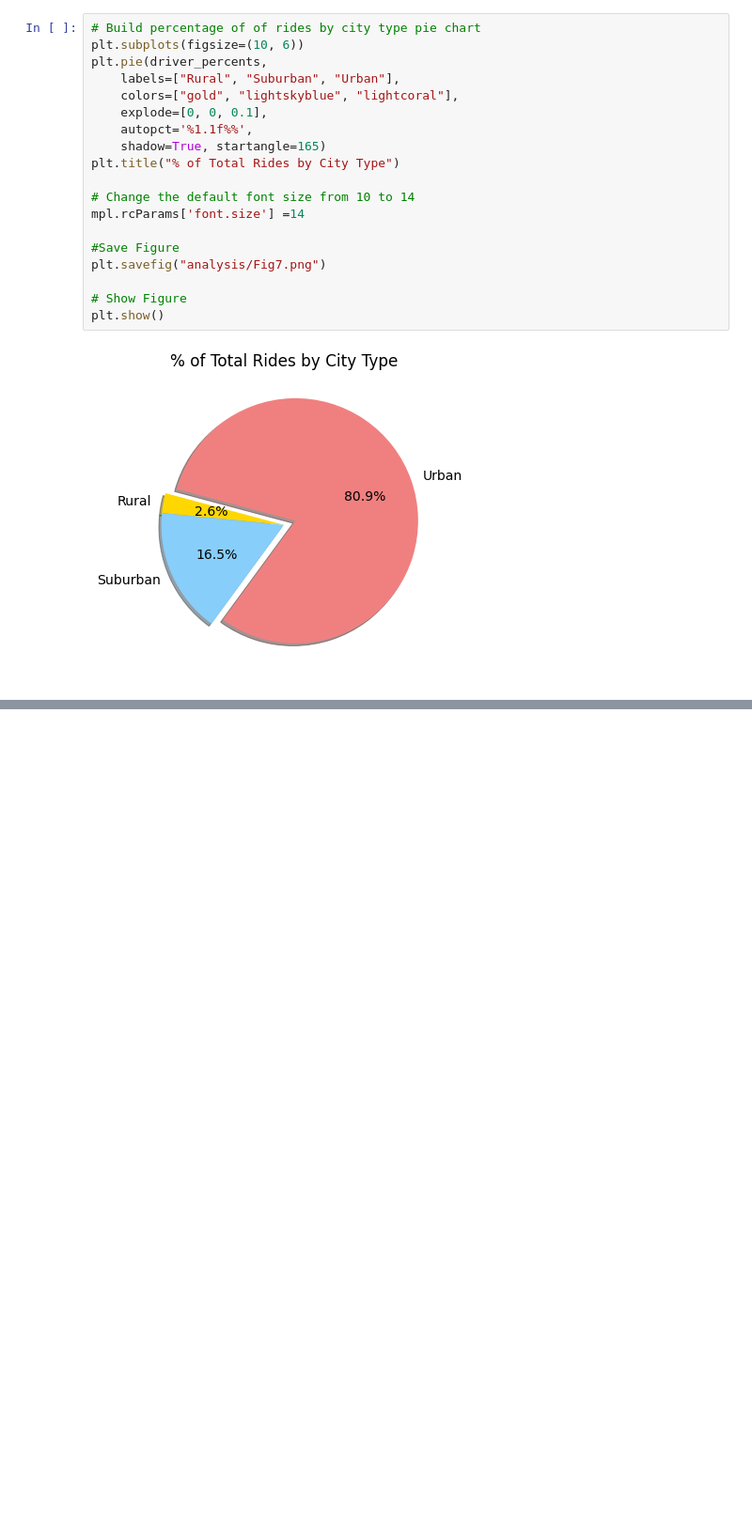
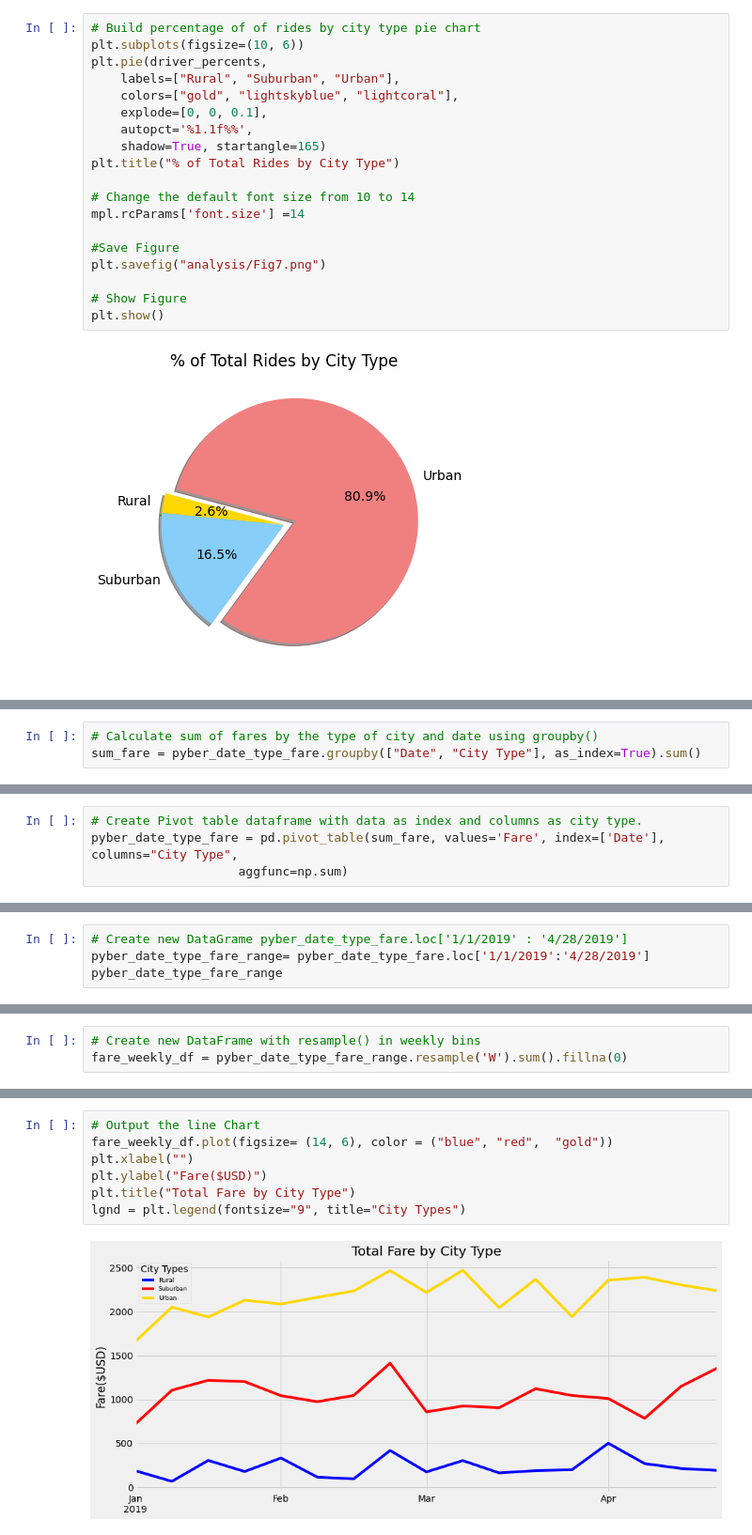
Before and after one commit to msindrasena/PyBer_Analysis, a Jupyter notebook: Pyber.ipynb, the cells around one changed output, grey strips where cells are left out. Shown at 94% size. Cells and saved outputs as stored; diff of their text form; blank space fills up the shorter version.

```diff
--- a/Pyber.ipynb
+++ b/Pyber.ipynb
@@ -858,0 +1030,3 @@ plt.show()
+# %%
+# Calculate sum of fares by the type of city and date using groupby()
+sum_fare = pyber_date_type_fare.groupby(["Date", "City Type"], as_index=True).sum()
@@ -858,0 +1051,4 @@ plt.show()
+# %%
+# Create Pivot table dataframe with data as index and columns as city type.
+pyber_date_type_fare = pd.pivot_table(sum_fare, values='Fare', index=['Date'], columns="City Type",
+                    aggfunc=np.sum)
@@ -858,0 +1072,4 @@ plt.show()
+# %%
+# Create new DataGrame pyber_date_type_fare.loc['1/1/2019' : '4/28/2019']
+pyber_date_type_fare_range= pyber_date_type_fare.loc['1/1/2019':'4/28/2019']
+pyber_date_type_fare_range
@@ -858,0 +1091,3 @@ plt.show()
+# %%
+# Create new DataFrame with resample() in weekly bins
+fare_weekly_df = pyber_date_type_fare_range.resample('W').sum().fillna(0)
@@ -858,0 +1116,9 @@ plt.show()
+# %%
+# Output the line Chart
+fare_weekly_df.plot(figsize= (14, 6), color = ("blue", "red",  "gold"))
+plt.xlabel("")
+plt.ylabel("Fare($USD)")
+plt.title("Total Fare by City Type")
+lgnd = plt.legend(fontsize="9", title="City Types")
+# %% [output]
+[figure, added]
```
Also changed, not shown: parts of 22 cells of this notebook, 2 other files.
